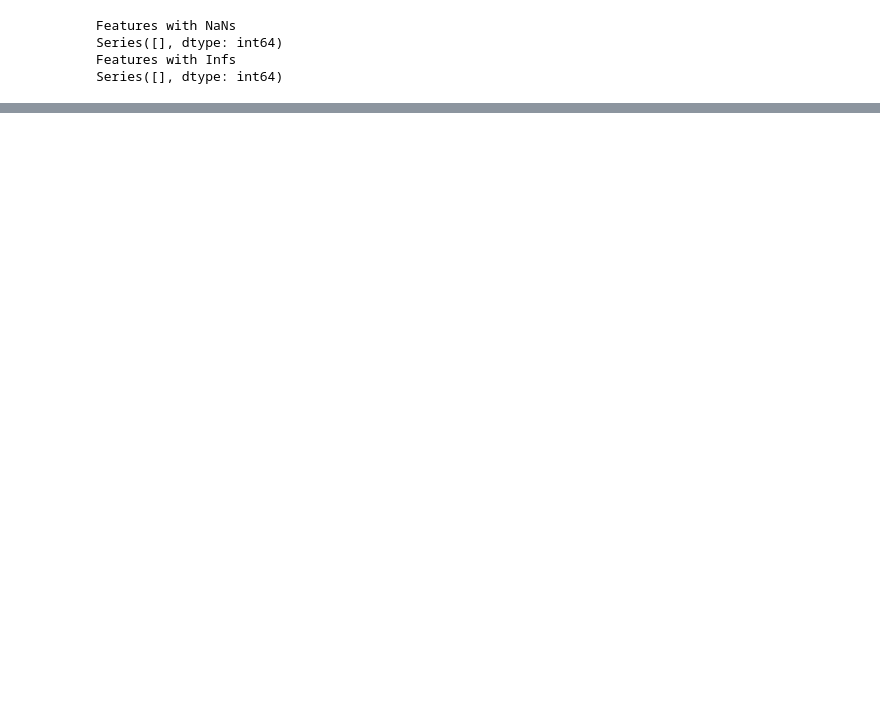
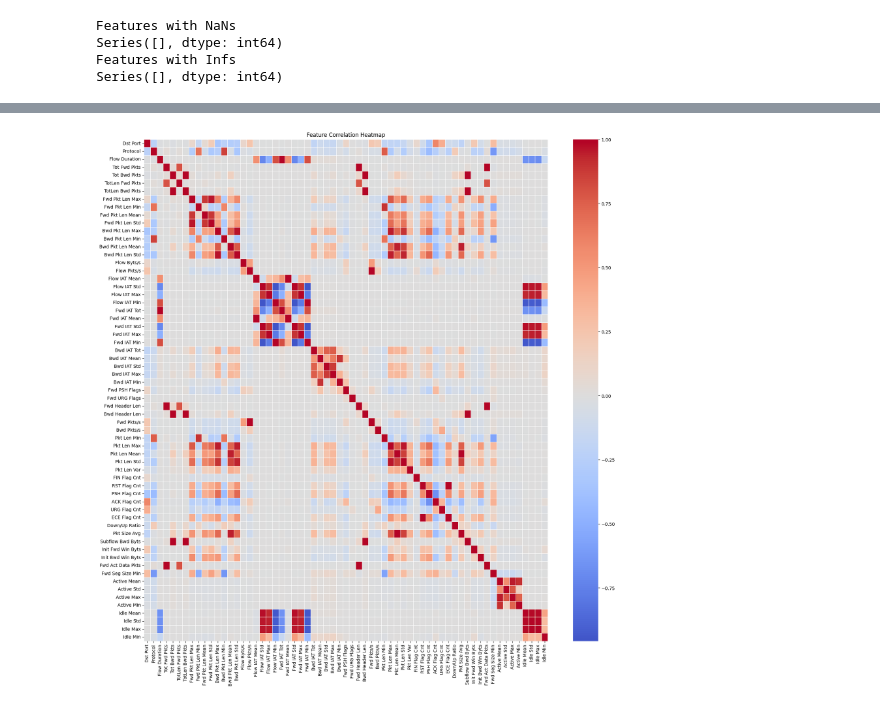
Before and after one commit to IamAdite/CiCIDS2017n2018MLSTUDY, a Jupyter notebook: cicids2018_prep/cicids2018_prep.ipynb, the cells around one changed output, grey strips where cells are left out. Cells and saved outputs as stored; diff of their text form; code cells hidden in the pictures; blank space fills up the shorter version.

```diff
--- a/cicids2018_prep/cicids2018_prep.ipynb
+++ b/cicids2018_prep/cicids2018_prep.ipynb
@@ -306,3 +425,5 @@ Series([], dtype: int64)
+# %%
+df = pd.read_csv("combined_data_fixed_f32.csv")
 # %%
 # Result of RF before any datacleaning
 eval_dataset_w_RF(df)
@@ -368,0 +646,3 @@ eval_dataset_w_RF(df)
+# %%
+print(df['Attack Type'].value_counts())
+df.drop(columns='Label', inplace=True)
@@ -368,0 +669,3 @@ eval_dataset_w_RF(df)
+# %%
+# Removing rows with statistically irrelevant attack types
+df.drop(df[(df['Attack Type'] == 'SQL Injection')].index, inplace=True)
@@ -368,0 +715,20 @@ eval_dataset_w_RF(df)
+# %%
+def correlation_analysis(df, numeric_features, threshold=0.85):
+    # Calculate correlation matrix
+    corr_matrix = df[numeric_features].corr()
+
+    # Plot correlation heatmap
+    plt.figure(figsize=(20, 20))
+    sns.heatmap(corr_matrix, annot=False, cmap='coolwarm', center=0, linewidth = 0.5)
+    plt.title('Feature Correlation Heatmap')
+    plt.xticks(rotation=90)
+    plt.yticks(rotation=0)
+    plt.show()
+
+    # Identify highly correlated features
+    threshold = threshold
+    high_corr = np.where(np.abs(corr_matrix) > threshold)
+    high_corr = [(corr_matrix.index[x], corr_matrix.columns[y], corr_matrix.iloc[x, y])
+                 for x, y in zip(*high_corr) if x != y and x < y]
+
+    return high_corr
@@ -368,0 +756,6 @@ eval_dataset_w_RF(df)
+# %%
+# Correlation Analysis:
+numeric_features, categorical_features = get_feature_types(df, target_col='Attack Type')
+high_corr = correlation_analysis(df, numeric_features)
+# %% [output]
+[figure, added]
```
Also changed, not shown: parts of 109 cells of this notebook.
